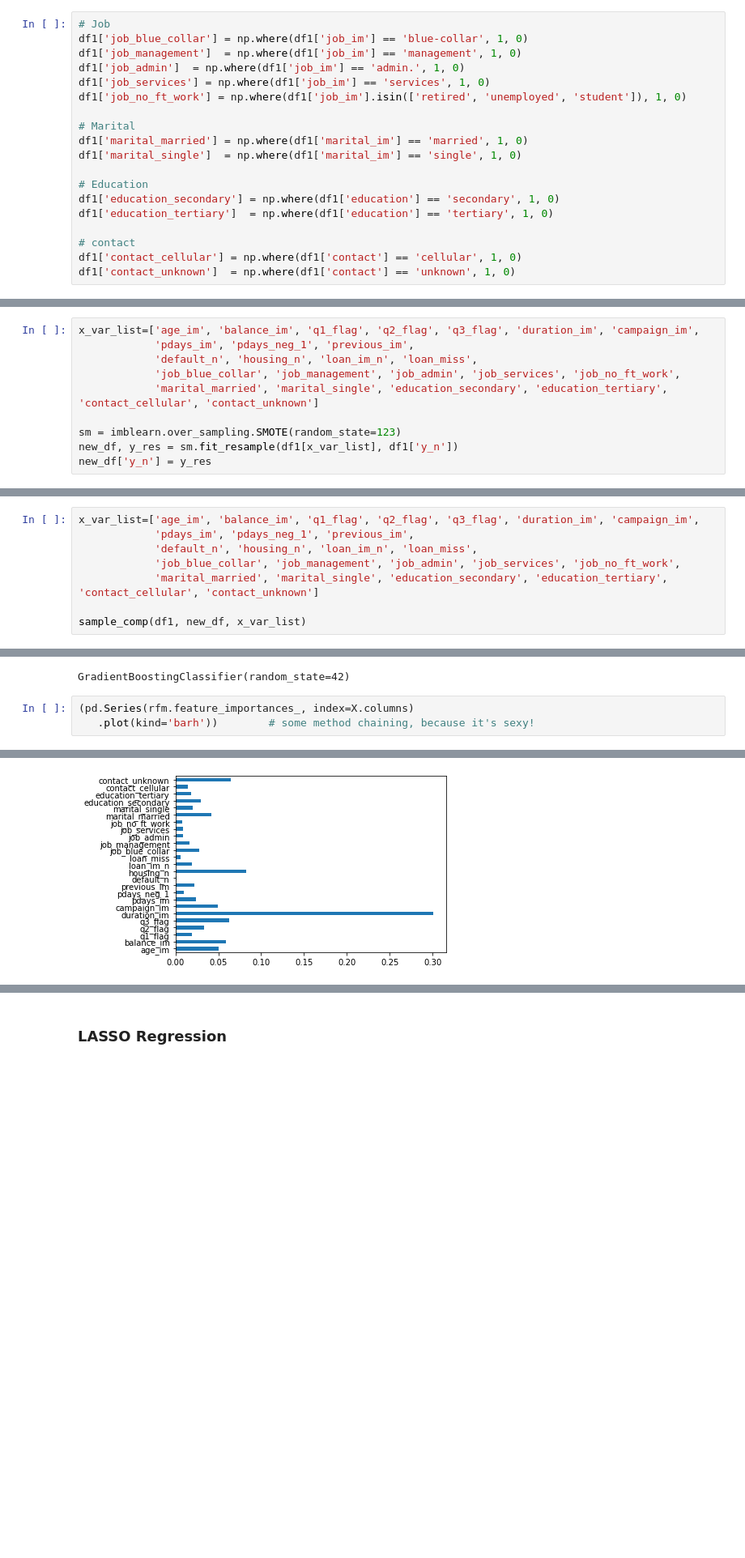
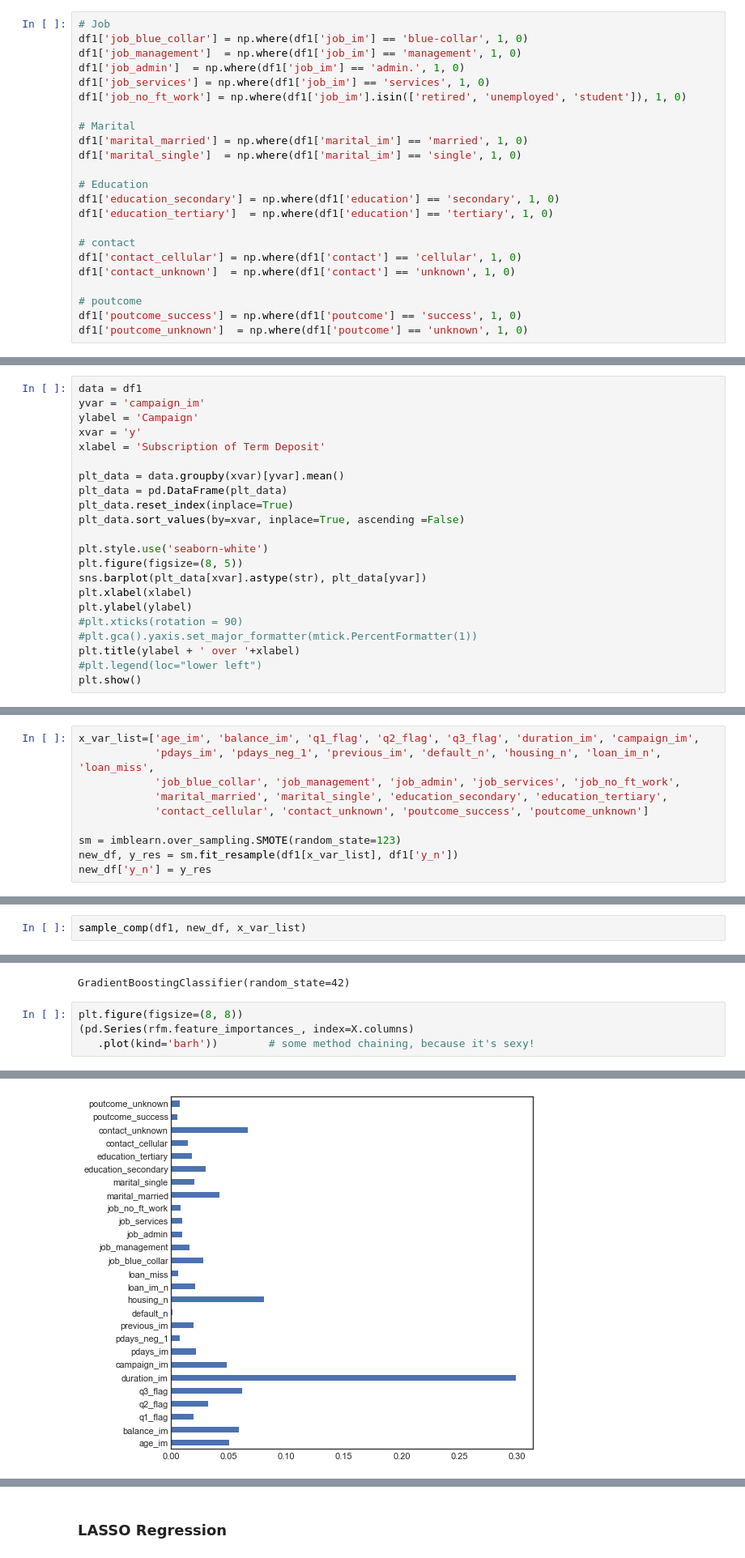
Before and after one commit to mintbilly/Compaign_Sample_Proj, a Jupyter notebook: zd_jd_v1.ipynb, the cells around one changed output, grey strips where cells are left out. Shown at 81% size. Saved outputs shown, nothing was run; the diff lists cells and outputs as text; blank space fills up the shorter version.

```diff
--- a/zd_jd_v1.ipynb
+++ b/zd_jd_v1.ipynb
@@ -435,6 +447,10 @@ df1['education_tertiary']  = np.where(df1['education'] == 'tertiary', 1, 0)
 # contact
 df1['contact_cellular'] = np.where(df1['contact'] == 'cellular', 1, 0)
 df1['contact_unknown']  = np.where(df1['contact'] == 'unknown', 1, 0)
+
+# poutcome
+df1['poutcome_success'] = np.where(df1['poutcome'] == 'success', 1, 0)
+df1['poutcome_unknown']  = np.where(df1['poutcome'] == 'unknown', 1, 0)
 # %% [markdown]
 #### Binary variables
 # %%
@@ -531,0 +966,22 @@ summary_stat(df1, ['y_n'] + x_var_list)
+# %%
+data = df1
+yvar = 'campaign_im'
+ylabel = 'Campaign'
+xvar = 'y'
+xlabel = 'Subscription of Term Deposit'
+
+plt_data = data.groupby(xvar)[yvar].mean()
+plt_data = pd.DataFrame(plt_data)
+plt_data.reset_index(inplace=True)
+plt_data.sort_values(by=xvar, inplace=True, ascending =False)
+
+plt.style.use('seaborn-white')
+plt.figure(figsize=(8, 5))
+sns.barplot(plt_data[xvar].astype(str), plt_data[yvar])
+plt.xlabel(xlabel)
+plt.ylabel(ylabel)
+#plt.xticks(rotation = 90)
+#plt.gca().yaxis.set_major_formatter(mtick.PercentFormatter(1))
+plt.title(ylabel + ' over '+xlabel)
+#plt.legend(loc="lower left")
+plt.show()
@@ -600,10 +1057,10 @@ Synthetic Minority Over-sampling Technique (SMOTE) is a popular technique to ove
 import imblearn
 # %%
 x_var_list=['age_im', 'balance_im', 'q1_flag', 'q2_flag', 'q3_flag', 'duration_im', 'campaign_im',
-            'pdays_im', 'pdays_neg_1', 'previous_im',
-            'default_n', 'housing_n', 'loan_im_n', 'loan_miss',
+            'pdays_im', 'pdays_neg_1', 'previous_im', 'default_n', 'housing_n', 'loan_im_n', 'loan_miss',
             'job_blue_collar', 'job_management', 'job_admin', 'job_services', 'job_no_ft_work',
-            'marital_married', 'marital_single', 'education_secondary', 'education_tertiary', 'contact_cellular', 'contact_unknown']
+            'marital_married', 'marital_single', 'education_secondary', 'education_tertiary',
+            'contact_cellular', 'contact_unknown', 'poutcome_success', 'poutcome_unknown']
 
 sm = imblearn.over_sampling.SMOTE(random_state=123)
 new_df, y_res = sm.fit_resample(df1[x_var_list], df1['y_n'])
@@ -631,10 +1088,4 @@ summary_stat(new_df,x_var_list+['y_n'])
 # %%
-x_var_list=['age_im', 'balance_im', 'q1_flag', 'q2_flag', 'q3_flag', 'duration_im', 'campaign_im',
-            'pdays_im', 'pdays_neg_1', 'previous_im',
-            'default_n', 'housing_n', 'loan_im_n', 'loan_miss',
-            'job_blue_collar', 'job_management', 'job_admin', 'job_services', 'job_no_ft_work',
-            'marital_married', 'marital_single', 'education_secondary', 'education_tertiary', 'contact_cellular', 'contact_unknown']
-
 sample_comp(df1, new_df, x_var_list)
 # %% [output]
 |  | Variable | Small Sample | Full Sample | t-test p-value |
@@ -680,9 +1131,10 @@ gbm.fit(X, y)
 # %% [output]
 GradientBoostingClassifier(random_state=42)
 # %%
+plt.figure(figsize=(8, 8))
 (pd.Series(rfm.feature_importances_, index=X.columns)
    .plot(kind='barh'))        # some method chaining, because it's sexy!
 # %% [output]
 <AxesSubplot:>
-[figure, old version]
+[figure, new version]
 # %%
```
Also changed, not shown: parts of 57 cells of this notebook.
